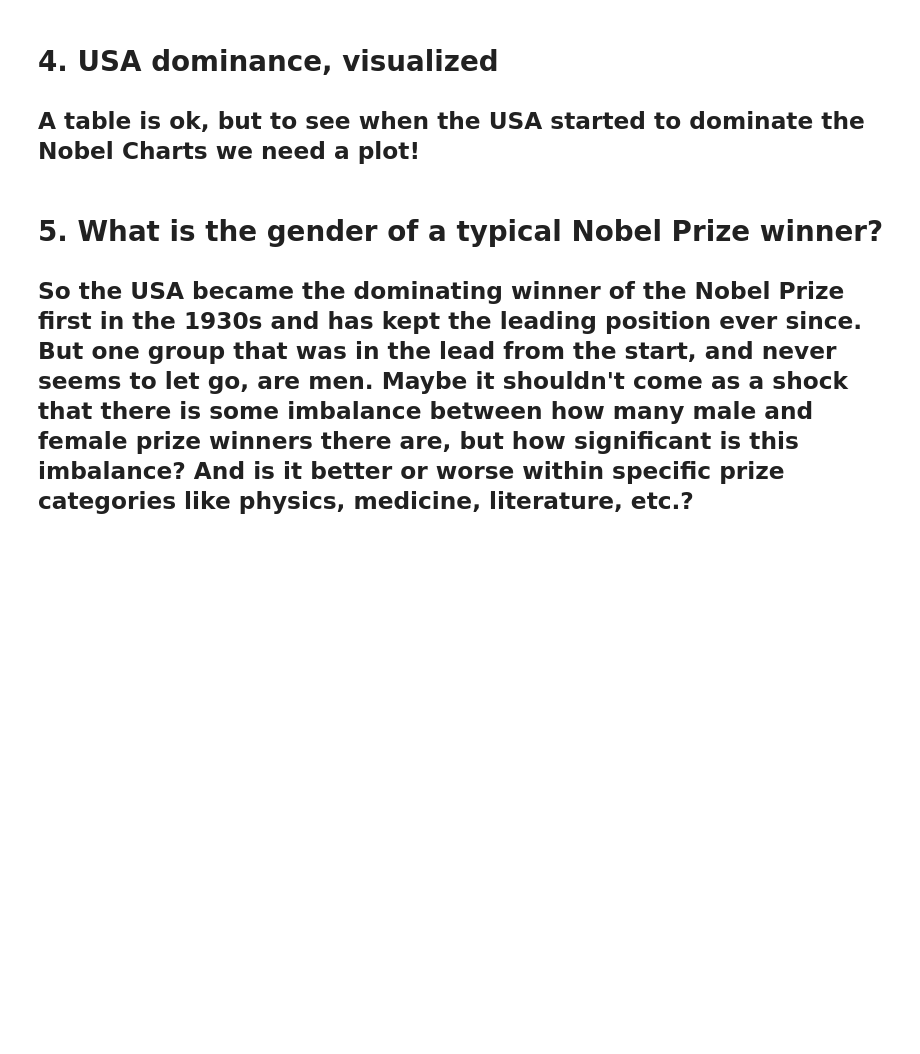
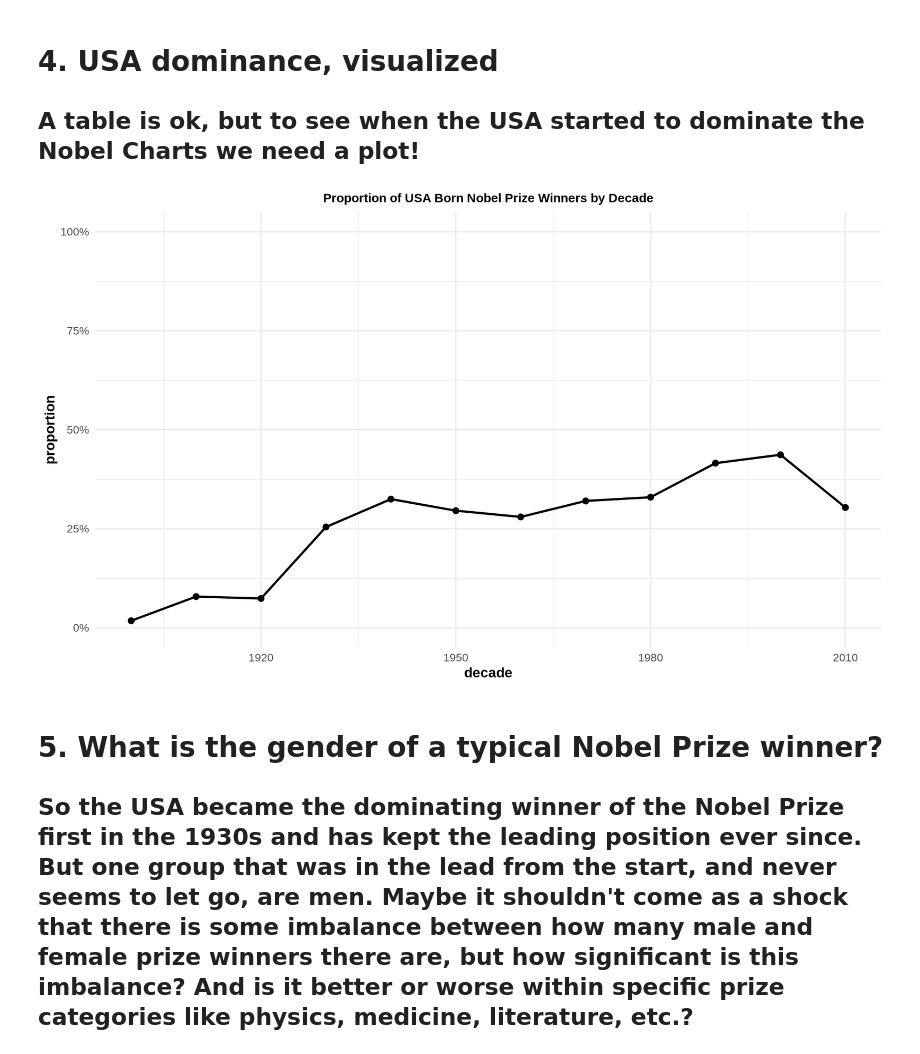
Before and after one commit to iiharsha/R-proj, a Jupyter notebook: nobelAnalysis.ipynb, the cells around one changed output. Drawn from its saved outputs; the diff is of its cells as text; code cells hidden in the pictures; blank space fills up the shorter version.

```diff
--- a/nobelAnalysis.ipynb
+++ b/nobelAnalysis.ipynb
@@ -132,6 +132,24 @@ A tibble: 12 × 2
 # 4. USA dominance, visualized
 
 ## A table is ok, but to see when the USA started to dominate the Nobel Charts we need a plot!
+# %%
+# Setting the size of plots in this notebook
+options(repr.plot.width=17, repr.plot.height=10)
+
+# Plotting USA born winners
+ggplot(prop_usa_winners, aes(x = decade, y = proportion)) +
+    geom_line(size = 1.5) +
+    geom_point(size = 4) +
+    scale_y_continuous(labels = scales::percent, limits = 0:1) +
+    ggtitle("Proportion of USA Born Nobel Prize Winners by Decade")+
+    theme_minimal(base_size = 20) +
+    theme(
+        plot.title = element_text(hjust = 0.5, face = "bold", size = 18),
+        axis.title.x = element_text(face = "bold"),
+        axis.title.y = element_text(face = "bold")
+    )
+# %% [output]
+[figure, added]
 # %% [markdown]
 
 # 5. What is the gender of a typical Nobel Prize winner?
```
Also changed, not shown: parts of 2 cells of this notebook.
